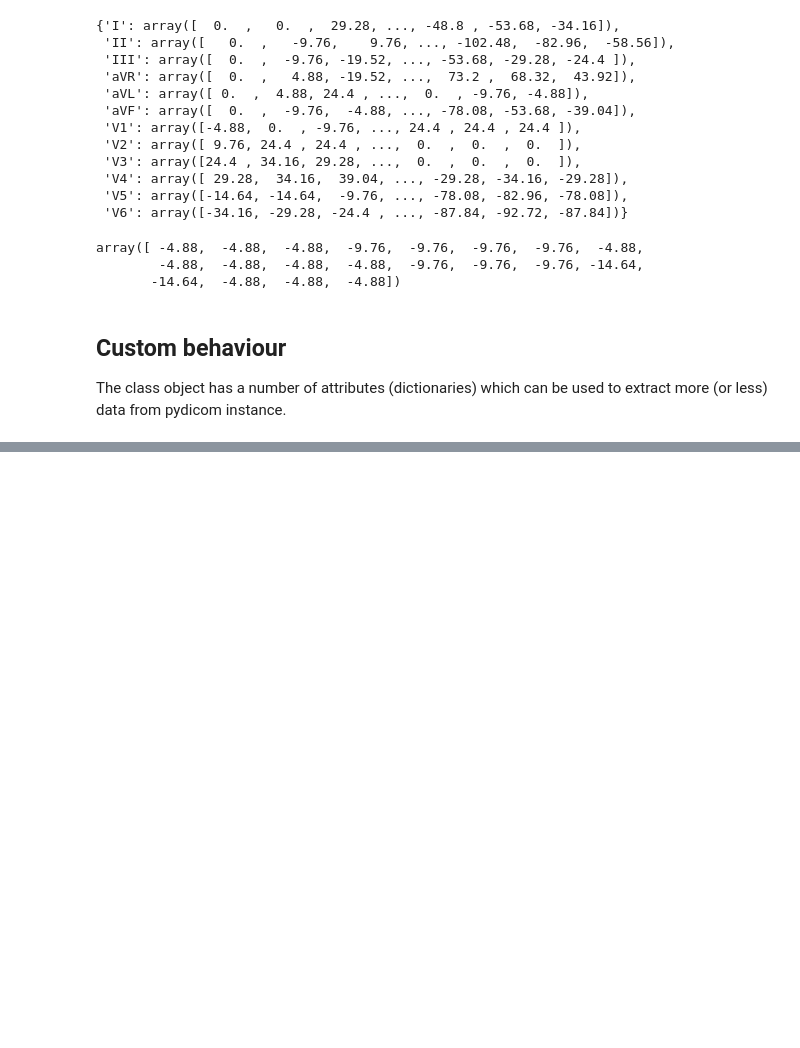
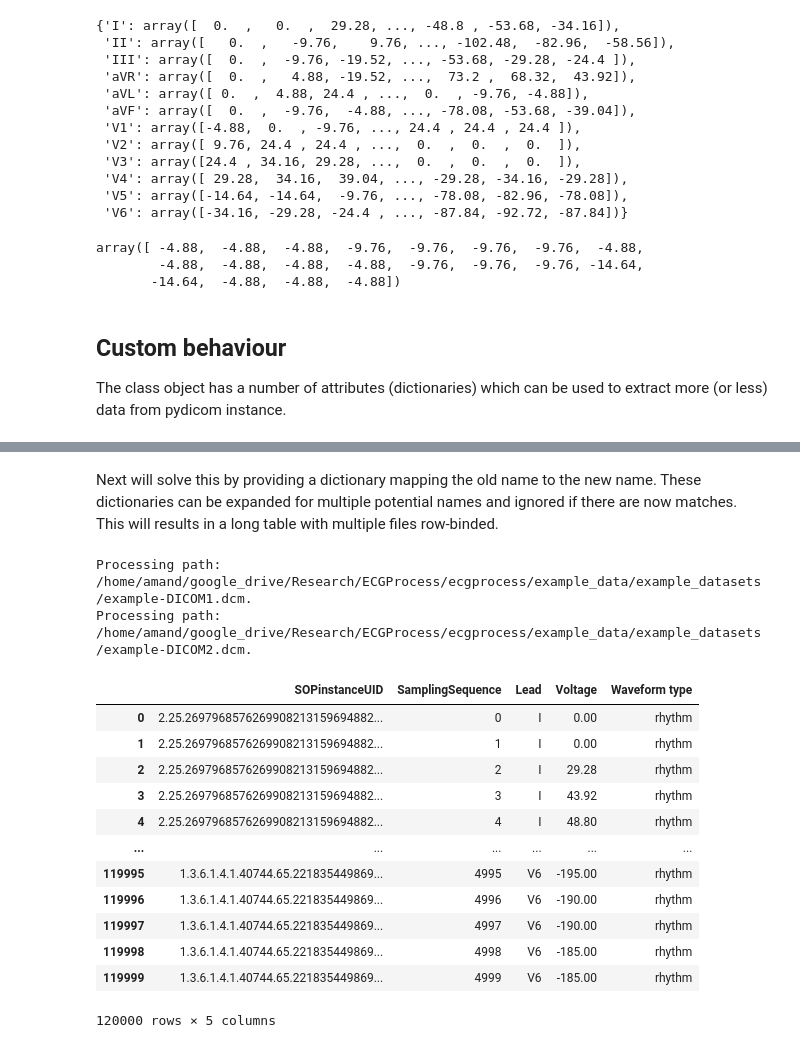
Before and after one commit to afschmidt/ECGProcess, a Jupyter notebook: resources/examples/process_dicoms.ipynb, the cells around one changed output, grey strips where cells are left out. Cells and saved outputs as stored; diff of their text form; code cells hidden in the pictures; blank space fills up the shorter version.

Commit message:
Updated example notebook

```diff
--- a/resources/examples/process_dicoms.ipynb
+++ b/resources/examples/process_dicoms.ipynb
@@ -83,0 +94,12 @@ AttributeError: 'ECGDICOMReader' object has no attribute 'general_info'
+# %%
+
+dicom_path_list = [
+    list_data_paths()['example_dicom_1'],
+    list_data_paths()['example_dicom_2'],
+]
+ecgreader = ECGDICOMReader()
+ecgtable = ECGDICOMTable(ecgreader, path_list=dicom_path_list)
+res = ecgtable(verbose=True)
+print('Failed paths: {0}\nCurated paths: {1}.'.format(
+    None if len(res.FailedPathList) == 0 else res.FailedPathList,
+    res.CuratedPathList))
@@ -83,0 +123,21 @@ AttributeError: 'ECGDICOMReader' object has no attribute 'general_info'
+# %% [markdown]
+Next will solve this by providing a dictionary mapping the old name to the new name. These dictionaries can be expanded for multiple potential names and ignored if there are now matches. This will results in a long table with multiple files row-binded.
+# %%
+combined=res.get_table(update_keys={'I (Einthoven)': 'I'})
+combined.WaveFormsTable
+# %% [output]
+Processing path: /home/amand/google_drive/Research/ECGProcess/ecgprocess/example_data/example_datasets/example-DICOM1.dcm.
+Processing path: /home/amand/google_drive/Research/ECGProcess/ecgprocess/example_data/example_datasets/example-DICOM2.dcm.
+|  | SOPinstanceUID | SamplingSequence | Lead | Voltage | Waveform type |
+| 0 | 2.25.2697968576269908213159694882... | 0 | I | 0.00 | rhythm |
+| 1 | 2.25.2697968576269908213159694882... | 1 | I | 0.00 | rhythm |
+| 2 | 2.25.2697968576269908213159694882... | 2 | I | 29.28 | rhythm |
+| 3 | 2.25.2697968576269908213159694882... | 3 | I | 43.92 | rhythm |
+| 4 | 2.25.2697968576269908213159694882... | 4 | I | 48.80 | rhythm |
+| ... | ... | ... | ... | ... | ... |
+| 119995 | 1.3.6.1.4.1.40744.65.221835449869... | 4995 | V6 | -195.00 | rhythm |
+| 119996 | 1.3.6.1.4.1.40744.65.221835449869... | 4996 | V6 | -190.00 | rhythm |
+| 119997 | 1.3.6.1.4.1.40744.65.221835449869... | 4997 | V6 | -190.00 | rhythm |
+| 119998 | 1.3.6.1.4.1.40744.65.221835449869... | 4998 | V6 | -185.00 | rhythm |
+| 119999 | 1.3.6.1.4.1.40744.65.221835449869... | 4999 | V6 | -185.00 | rhythm |
+120000 rows × 5 columns
```
Also changed, not shown: parts of 11 cells of this notebook, 1 other file.
